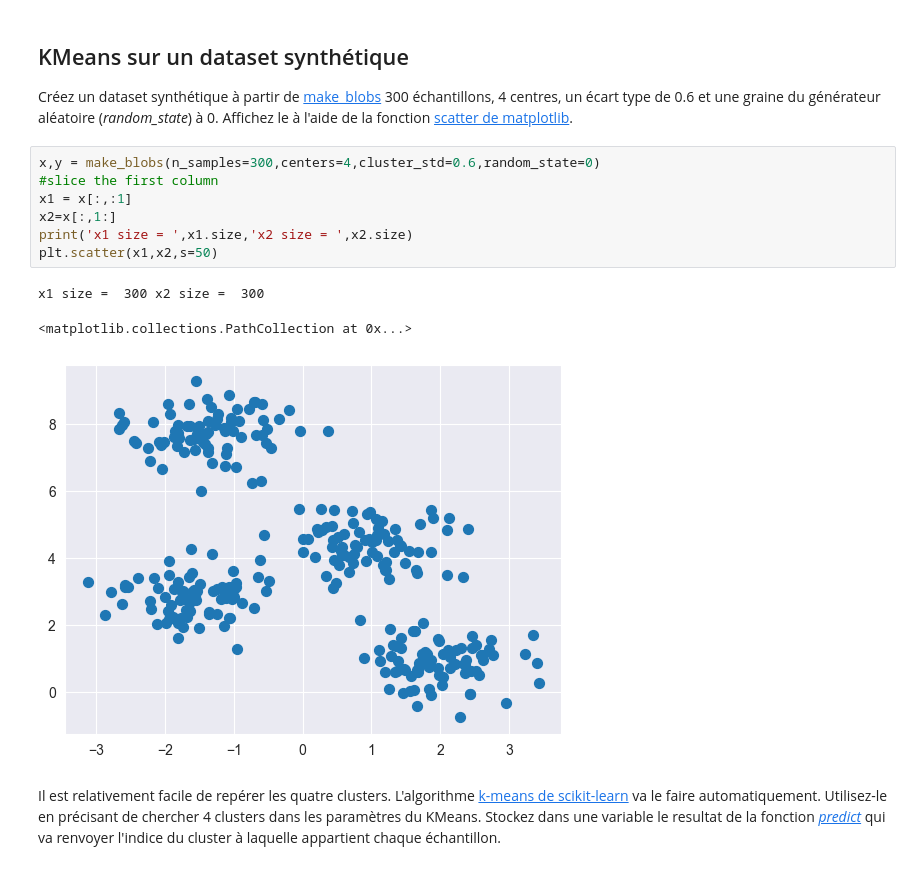
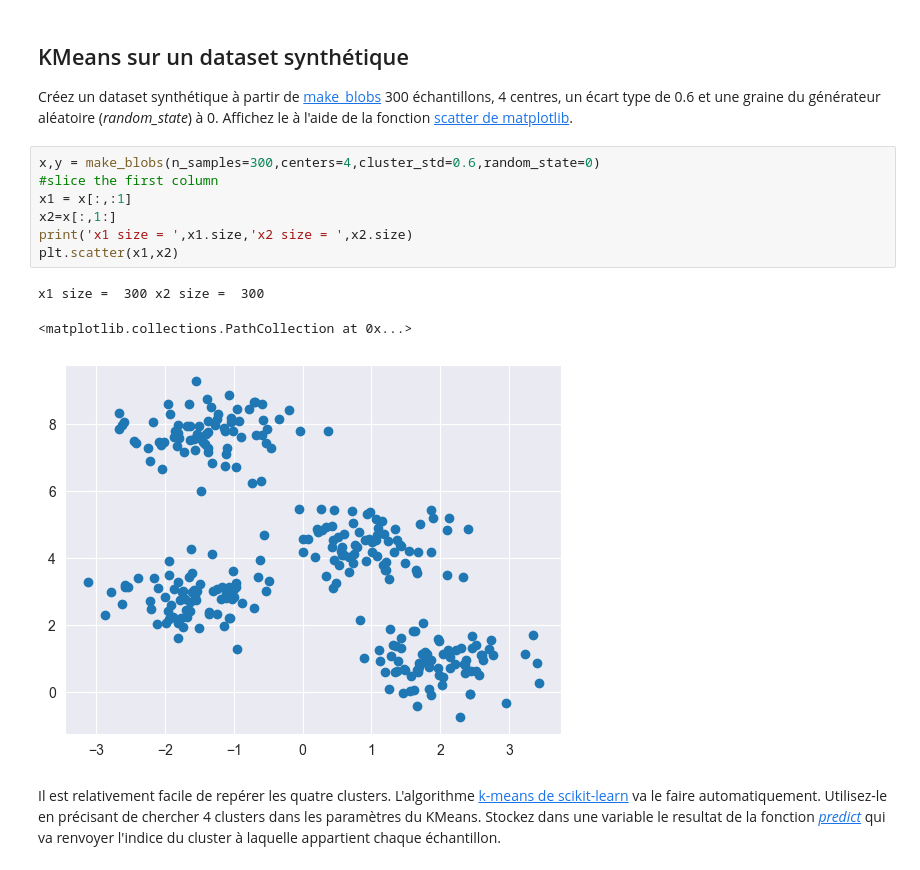
Before and after one commit to Saleheddin/AData, a Jupyter notebook: Source/tp2.ipynb, the cells around one changed output. Cells and saved outputs as stored; diff of their text form.

```diff
--- a/Source/tp2.ipynb
+++ b/Source/tp2.ipynb
@@ -18,14 +18,14 @@ Affichez le à l'aide de la fonction [scatter de matplotlib](https://matplotlib.
 # %%
 x,y = make_blobs(n_samples=300,centers=4,cluster_std=0.6,random_state=0)
 #slice the first column
 x1 = x[:,:1]
 x2=x[:,1:]
 print('x1 size = ',x1.size,'x2 size = ',x2.size)
-plt.scatter(x1,x2,s=50)
+plt.scatter(x1,x2)
 # %% [output]
 x1 size =  300 x2 size =  300
 <matplotlib.collections.PathCollection at 0x...>
-[figure, old version]
+[figure, new version]
 # %% [markdown]
 Il est relativement facile de repérer les quatre clusters. L'algorithme [k-means de scikit-learn](https://scikit-learn.org/stable/modules/generated/sklearn.cluster.KMeans.html#sklearn.cluster.KMeans) va le faire automatiquement. Utilisez-le en précisant de chercher 4 clusters dans les paramètres du KMeans.
 Stockez dans une variable le resultat de la fonction [*predict*](https://scikit-learn.org/stable/modules/generated/sklearn.cluster.KMeans.html#sklearn.cluster.KMeans.predict) qui va renvoyer l'indice du cluster à laquelle appartient chaque échantillon.
```
Also changed, not shown: parts of 13 cells of this notebook.
